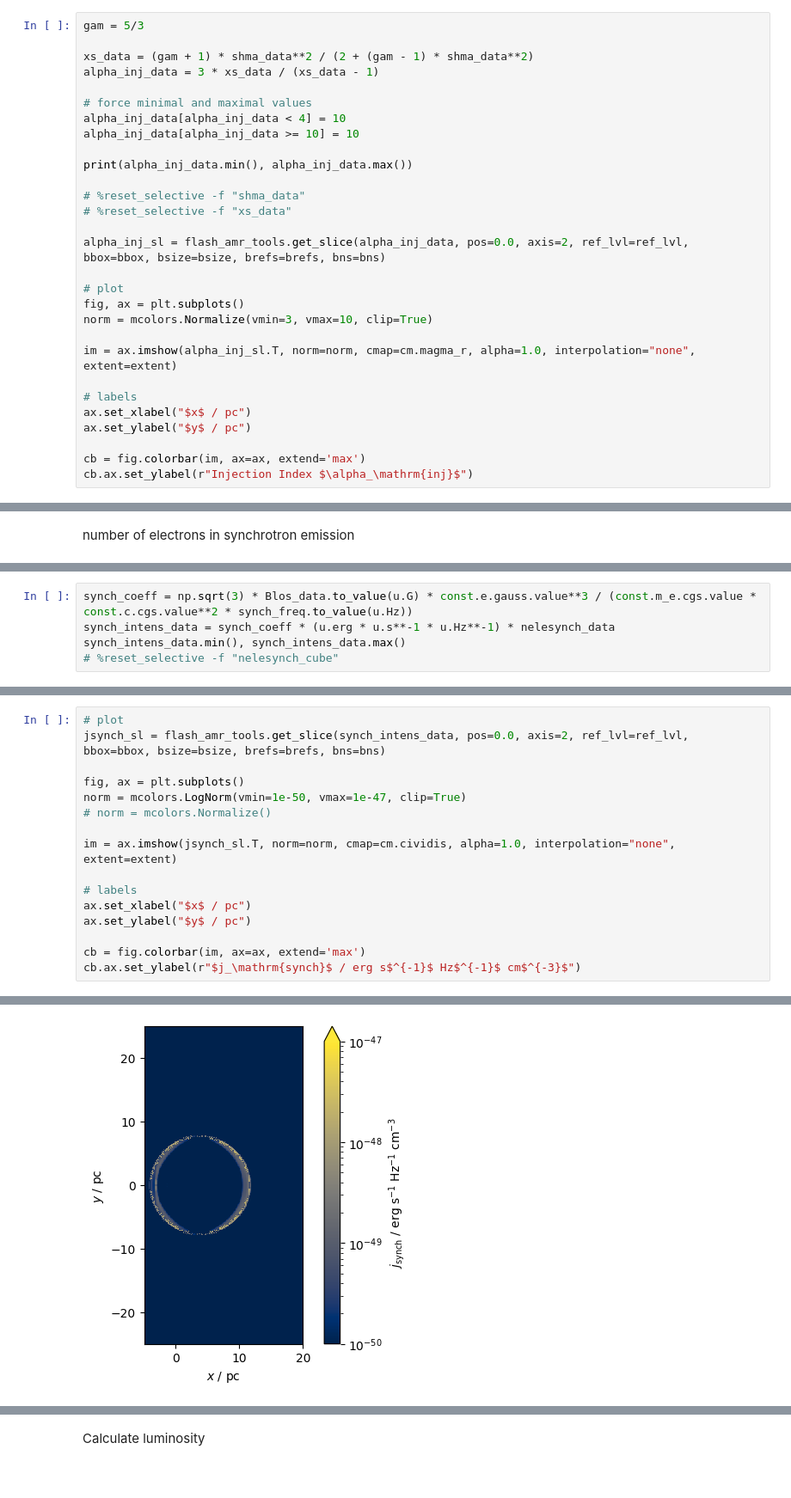
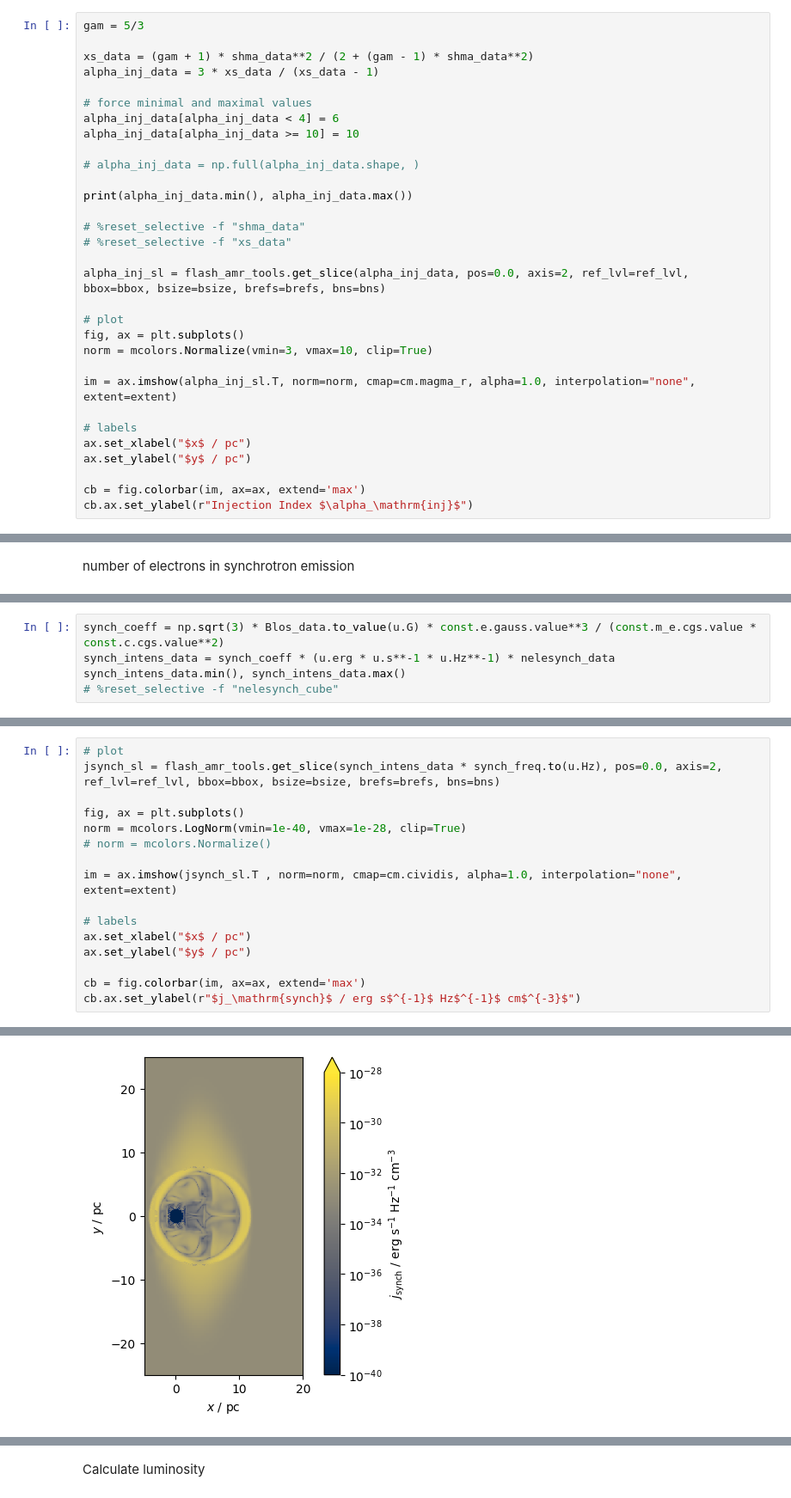
Before and after one commit to kwat0308/crbowshock_analysis_tools, a Jupyter notebook: calculate_CR_properties/notebooks/get_synch_emissivity.ipynb, the cells around one changed output, grey strips where cells are left out. Shown: that part at 86% size. Drawn from its saved outputs; the diff is of its cells as text.

```diff
--- a/calculate_CR_properties/notebooks/get_synch_emissivity.ipynb
+++ b/calculate_CR_properties/notebooks/get_synch_emissivity.ipynb
@@ -216,8 +215,10 @@ xs_data = (gam + 1) * shma_data**2 / (2 + (gam - 1) * shma_data**2)
 alpha_inj_data = 3 * xs_data / (xs_data - 1)
 
 # force minimal and maximal values
-alpha_inj_data[alpha_inj_data < 4] = 10
+alpha_inj_data[alpha_inj_data < 4] = 6
 alpha_inj_data[alpha_inj_data >= 10] = 10
+
+# alpha_inj_data = np.full(alpha_inj_data.shape, )
 
 print(alpha_inj_data.min(), alpha_inj_data.max())
 
@@ -337,5 +338,5 @@ Text(0, 0.5, '$n_\\mathrm{ele, synch}$')
 # %%
-synch_coeff = np.sqrt(3) * Blos_data.to_value(u.G) * const.e.gauss.value**3 / (const.m_e.cgs.value * const.c.cgs.value**2 * synch_freq.to_value(u.Hz))
+synch_coeff = np.sqrt(3) * Blos_data.to_value(u.G) * const.e.gauss.value**3 / (const.m_e.cgs.value * const.c.cgs.value**2)
 synch_intens_data = synch_coeff * (u.erg * u.s**-1 * u.Hz**-1) * nelesynch_data
 synch_intens_data.min(), synch_intens_data.max()
 # %reset_selective -f "nelesynch_cube"
@@ -345,19 +346,19 @@ synch_intens_data.min(), synch_intens_data.max()
 # %%
 # plot
-jsynch_sl = flash_amr_tools.get_slice(synch_intens_data, pos=0.0, axis=2, ref_lvl=ref_lvl, bbox=bbox, bsize=bsize, brefs=brefs, bns=bns)
+jsynch_sl = flash_amr_tools.get_slice(synch_intens_data * synch_freq.to(u.Hz), pos=0.0, axis=2, ref_lvl=ref_lvl, bbox=bbox, bsize=bsize, brefs=brefs, bns=bns)
 
 fig, ax = plt.subplots()
-norm = mcolors.LogNorm(vmin=1e-50, vmax=1e-47, clip=True)
+norm = mcolors.LogNorm(vmin=1e-40, vmax=1e-28, clip=True)
 # norm = mcolors.Normalize()
 
-im = ax.imshow(jsynch_sl.T, norm=norm, cmap=cm.cividis, alpha=1.0, interpolation="none", extent=extent)
+im = ax.imshow(jsynch_sl.T , norm=norm, cmap=cm.cividis, alpha=1.0, interpolation="none", extent=extent)
 
 # labels
 ax.set_xlabel("$x$ / pc")
 ax.set_ylabel("$y$ / pc")
 
 cb = fig.colorbar(im, ax=ax, extend='max')
 cb.ax.set_ylabel(r"$j_\mathrm{synch}$ / erg s$^{-1}$ Hz$^{-1}$ cm$^{-3}$")
 # %% [output]
 Text(0, 0.5, '$j_\\mathrm{synch}$ / erg s$^{-1}$ Hz$^{-1}$ cm$^{-3}$')
-[figure, old version]
+[figure, new version]
```
Also changed, not shown: parts of 12 cells of this notebook, 3 other files.
